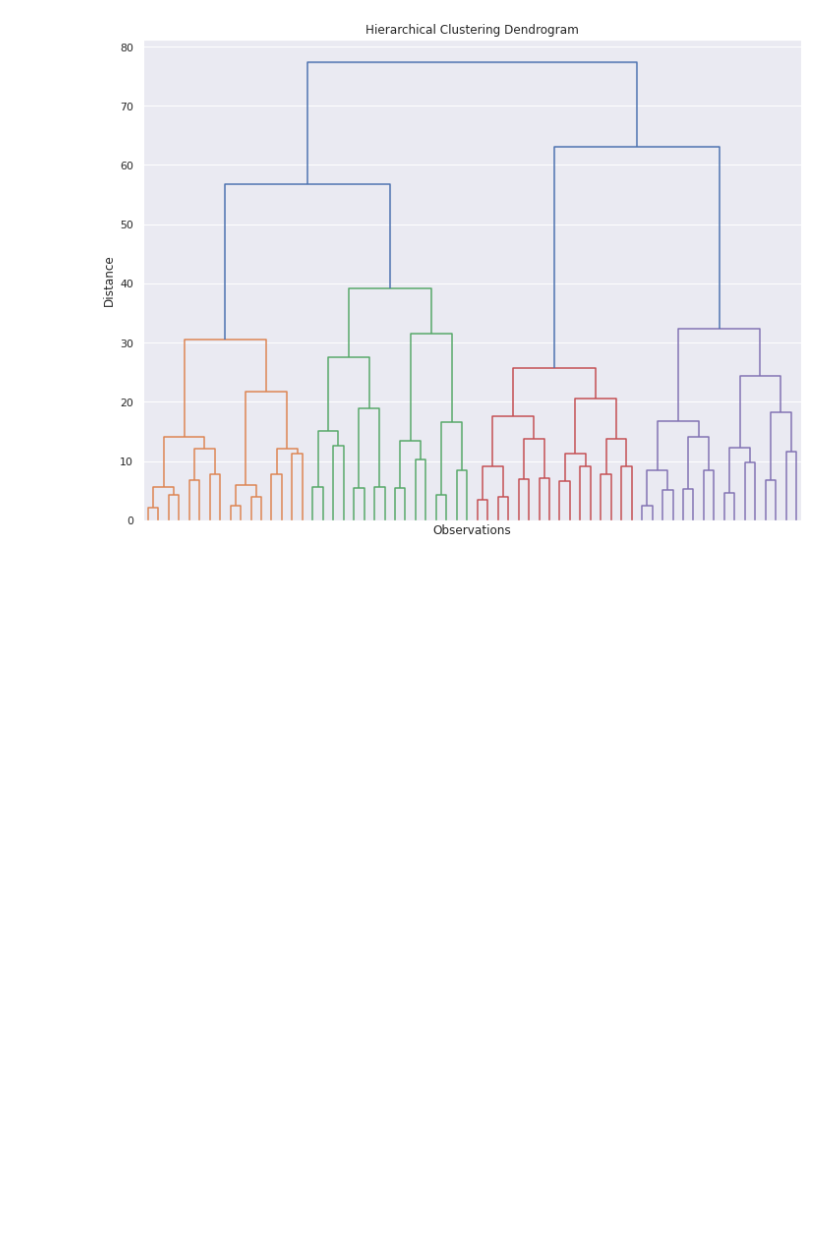
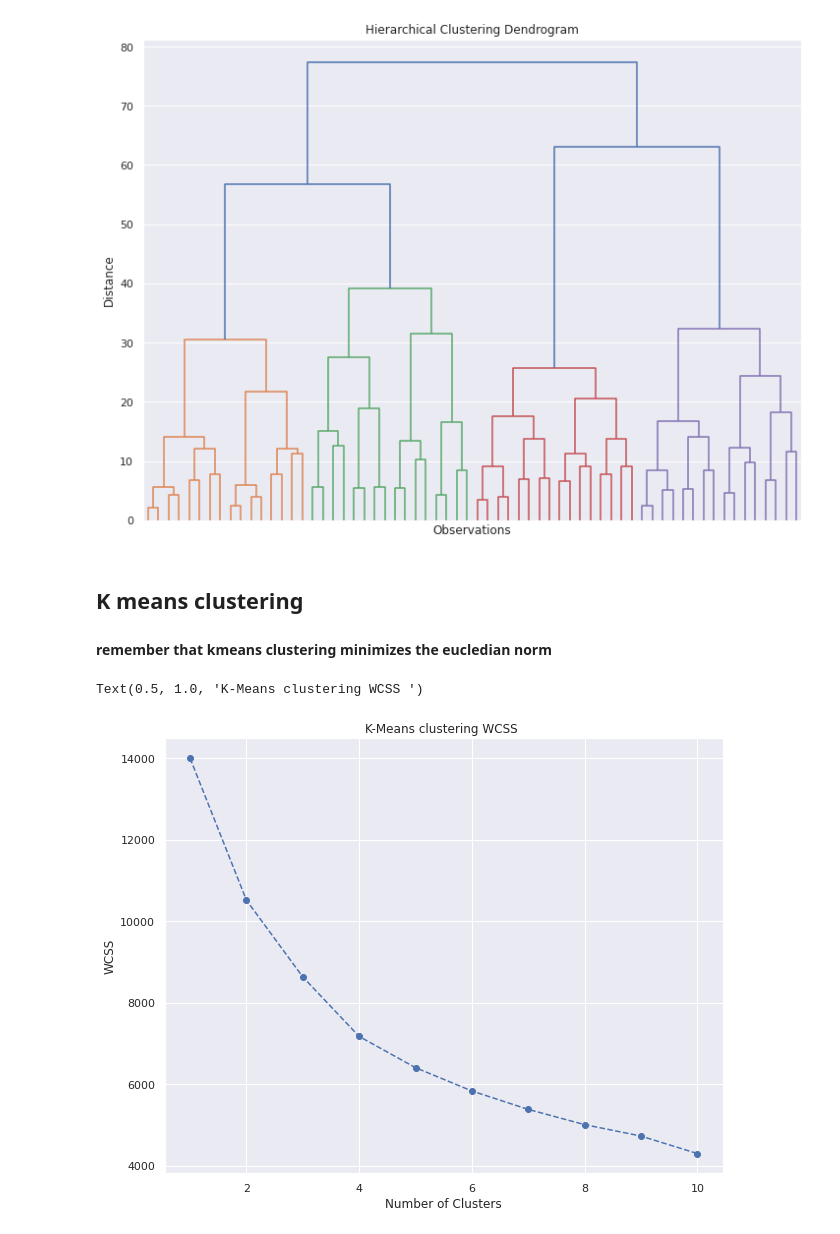
Before and after one commit to AngeloBarisano/customer_analysis_course, a Jupyter notebook: notebooks/segmenting_the_data.ipynb, the cells around one changed output. Drawn from its saved outputs; the diff is of its cells as text; code cells hidden in the pictures; blank space fills up the shorter version.

```diff
--- a/notebooks/segmenting_the_data.ipynb
+++ b/notebooks/segmenting_the_data.ipynb
@@ -154,3 +157,36 @@ dendrogram(hier_clust,
 plt.show()
 # %% [output]
 [figure]
+# %% [markdown]
+## K means clustering
+#### remember that kmeans clustering minimizes the eucledian norm
+# %%
+# init the within cluster sum of squares varaible
+wcss = []
+for i in range(1,11):
+    """
+    each element in range resembles k = j; cluster size
+
+
+    k-means++ is a greedy selection of datapoints
+
+    with wcss you perform the within-cluster-sum-of-square analysis,
+    wcss calculates the square distance of each point per cluster to its
+    centroid, then sums it up and then sums all wcss form all clusters together
+
+
+    """
+
+    kmeans = KMeans(n_clusters=i, init = 'k-means++', random_state = 42)
+    kmeans.fit(segmentation_std)
+    # wcss is contained in the .inertia_ method of kmeans
+    wcss.append(kmeans.inertia_)
+# %%
+plt.figure(figsize=(10, 8))
+plt.plot(range(1, 11), wcss, marker= 'o', linestyle='--')
+plt.xlabel('Number of Clusters')
+plt.ylabel('WCSS')
+plt.title('K-Means clustering WCSS ')
+# %% [output]
+Text(0.5, 1.0, 'K-Means clustering WCSS ')
+[figure, added]
```
Also changed, not shown: parts of 29 cells of this notebook.
